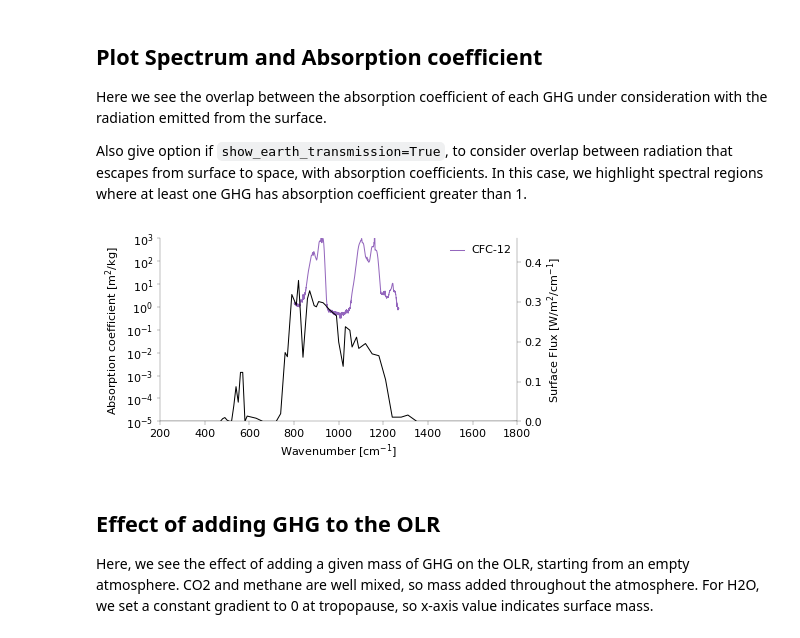
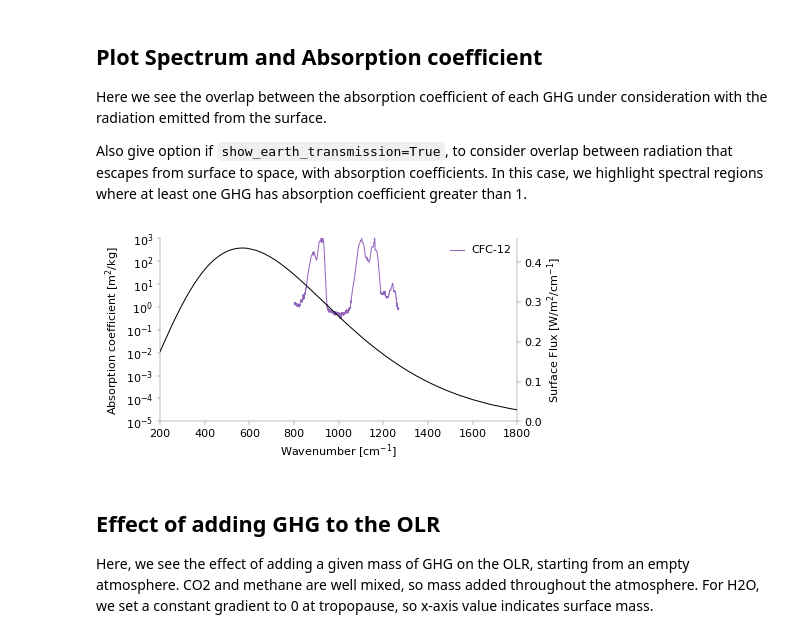
Before and after one commit to jduffield65/ClimateModel, a Jupyter notebook: coast_talk/real_gas.ipynb, the cells around one changed output. Cells and saved outputs as stored; diff of their text form; code cells hidden in the pictures.

```diff
--- a/coast_talk/real_gas.ipynb
+++ b/coast_talk/real_gas.ipynb
@@ -115,7 +115,7 @@ molecules_plot = ['co2', 'ch4', 'h2o']
 molecules_plot = ['cfc12']
 alpha_faint = 1
 # alpha_faint = 1
-show_earth_transmission = True    # show radiation from surface that reaches space in earth like climate
+show_earth_transmission = False    # show radiation from surface that reaches space in earth like climate
 absorb_coef_nu_centre = {key: np.zeros(n_bands) for key in ['co2', 'ch4']}
 fig, ax = plt.subplots(1, 1)
 fig_resize_use(fig)
@@ -159,34 +159,34 @@ if show_earth_transmission:
     # Get segments with shared points
     segments = get_continuous_segments(atmos_base.nu_bands['centre'], olr_breakdown_earth[3]['surface'], absorb_coef_nu_centre['max']<1)
     # Plot
     for seg_x, seg_y, is_low in segments:
         alpha = alpha_faint if is_low else 1.0
         ax2.plot(seg_x, seg_y, color='k', alpha=alpha)
 else:
     ax2.plot(atmos_base.nu_bands['centre'], spectrum_surface, color='k')
 
 ax2.spines['right'].set_visible(True)
 ax2.spines['left'].set_visible(False)
 ax2.spines['bottom'].set_visible(False)
 ax2.set_ylabel('Surface Flux [W/m$^2$/cm$^{-1}$]')
 ax2.set_ylim(ax_lim_flux)
 
 if 'cfc12' in molecules_plot:
     nu_cfc, abs_cfc = hitran.load_from_cross_section_xsc(None, None, None, 'CFC12', True)
     n_convolve = 1000       # smooth out absorption peaks
     ax.plot(np.convolve(nu_cfc[:-1], np.ones(n_convolve)/n_convolve, 'valid'), np.convolve(abs_cfc, np.ones(n_convolve)/n_convolve, 'valid'),
             color=colors_molecule['cfc12'], label=label_molecule['cfc12'])
 
 update_linewidth_use(fig)
 if 'ch4' in molecules_plot or 'cfc12' in molecules_plot:
     add_legend(ax, loc='upper right')
 if show_earth_transmission and alpha_faint != 1:
     ax.axhline(1, color='k', lw=ax_linewidth)
 update_fontsize_use(fig)
 plt.show()
 # savefig(fig)
 # %% [output]
-[figure, old version]
+[figure, new version]
 # %% [markdown]
 ## Effect of adding GHG to the OLR
 Here, we see the effect of adding a given mass of GHG on the OLR, starting from an empty atmosphere. CO2 and methane are well mixed, so mass added throughout the atmosphere. For H2O, we set a constant gradient to 0 at tropopause, so x-axis value indicates surface mass.
```
Also changed, not shown: parts of 3 cells of this notebook, 2 other files.
